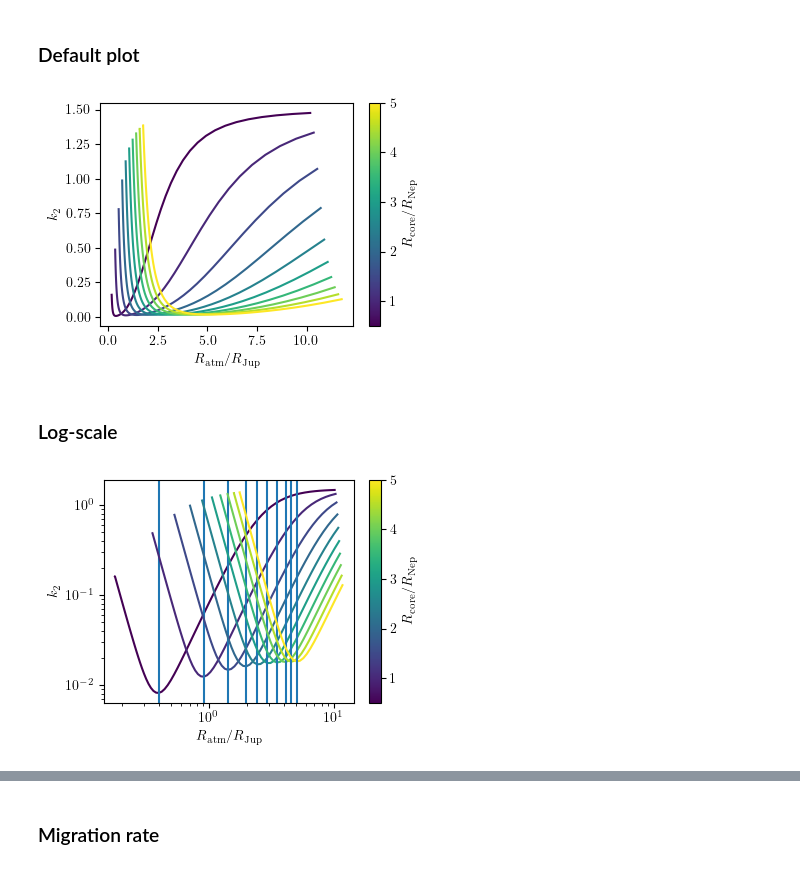
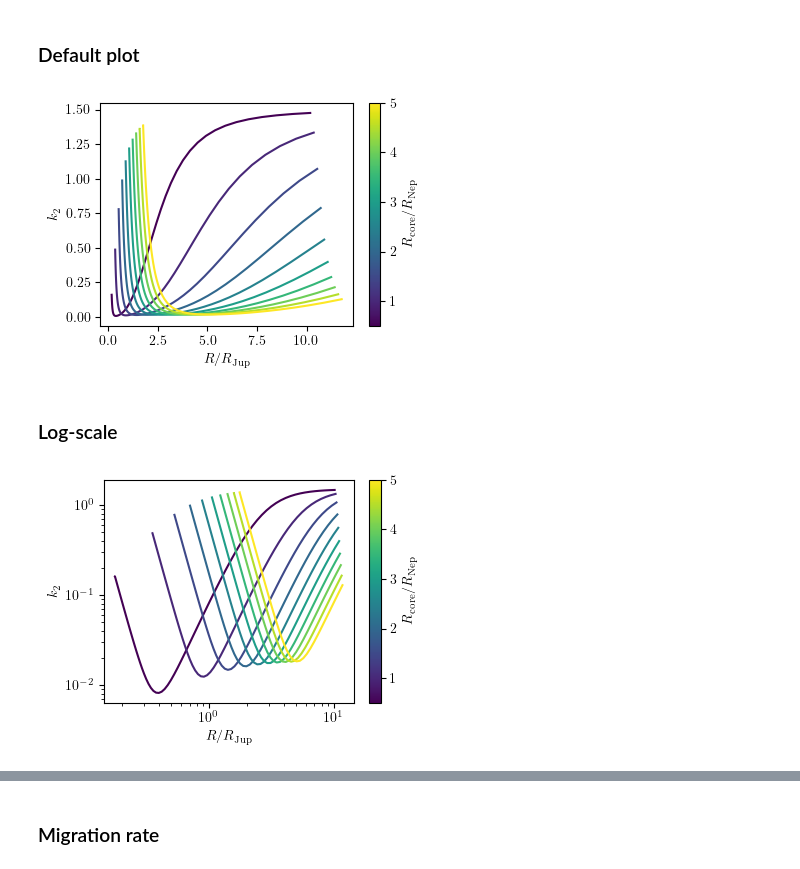
Before and after one commit to slagnews/AtmosphereLoveNumbers, a Jupyter notebook: k2_fitting.ipynb, the cells around one changed output, grey strips where cells are left out. Saved outputs shown, nothing was run; the diff lists cells and outputs as text; code cells hidden in the pictures.

```diff
--- a/k2_fitting.ipynb
+++ b/k2_fitting.ipynb
@@ -34,20 +36,3 @@ rigidity_air = 1e-7
 viscosity_air = 3e-5
 rigidity_earth = 1e11
 viscosity_earth = 1e21
-# %%
-"""change_param("time_points_minus_one", 2)
-
-
-def get_k2_vs_radius(core_radius, atmosphere_radii, densities, rigidities, viscosities):
-    k2 = np.zeros(len(atmosphere_radii))
-    for i,atm_radius in enumerate(atmosphere_radii):
-        t,k = run_alma(radii = [atm_radius, core_radius],
-                    densities = densities,
-                    rigidities = rigidities,
-                    viscosities = viscosities,
-                    model_types = ["newton", "maxwell"],
-                    show_start_stop = False)
-        k2[i] = k[0]
-
-    return k2
-"""
@@ -109,33 +107,30 @@ sm = cm.ScalarMappable(cmap=cmap, norm=norm)
 cbar = plt.colorbar(sm, ax=ax)
 cbar.set_label("$R_\\mathrm{core}/R_\\mathrm{Nep}$")
 
-ax.set_xlabel("$R_\\mathrm{atm}/R_\\mathrm{Jup}$")
+ax.set_xlabel("$R/R_\\mathrm{Jup}$")
 ax.set_ylabel("$k_2$")
 fig.tight_layout()
+fig.savefig("figures/k2_vs_R.png", dpi=300)
 plt.show()
 # %% [output]
-[figure, old version]
+[figure, new version]
 # %% [markdown]
 ### Log-scale
 # %%
-R_min = np.zeros(no_core_radii)
-
 fig, ax = plt.subplots(figsize=(4,3))
 for i,core_radius in enumerate(core_radii):
-    idx_min = np.argmin(data[i]["k2"])
-    R_min[i] = data[i]["radius"][idx_min]
     ax.plot(data[i]["radius"]/R_jupiter, data[i]["k2"], color=cmap(norm(core_radius/R_neptune)))
-    ax.axvline(R_min[i]/R_jupiter)
 
 sm = cm.ScalarMappable(cmap=cmap, norm=norm)
 cbar = plt.colorbar(sm, ax=ax)
 cbar.set_label("$R_\\mathrm{core}/R_\\mathrm{Nep}$")
 
-ax.set_xlabel("$R_\\mathrm{atm}/R_\\mathrm{Jup}$")
+ax.set_xlabel("$R/R_\\mathrm{Jup}$")
 ax.set_ylabel("$k_2$")
 ax.set_xscale("log")
 ax.set_yscale("log")
 fig.tight_layout()
+fig.savefig("figures/k2_vs_R_log.png", dpi=300)
 plt.show()
 # %% [output]
-[figure, old version]
+[figure, new version]
```
Also changed, not shown: parts of 20 cells of this notebook.
